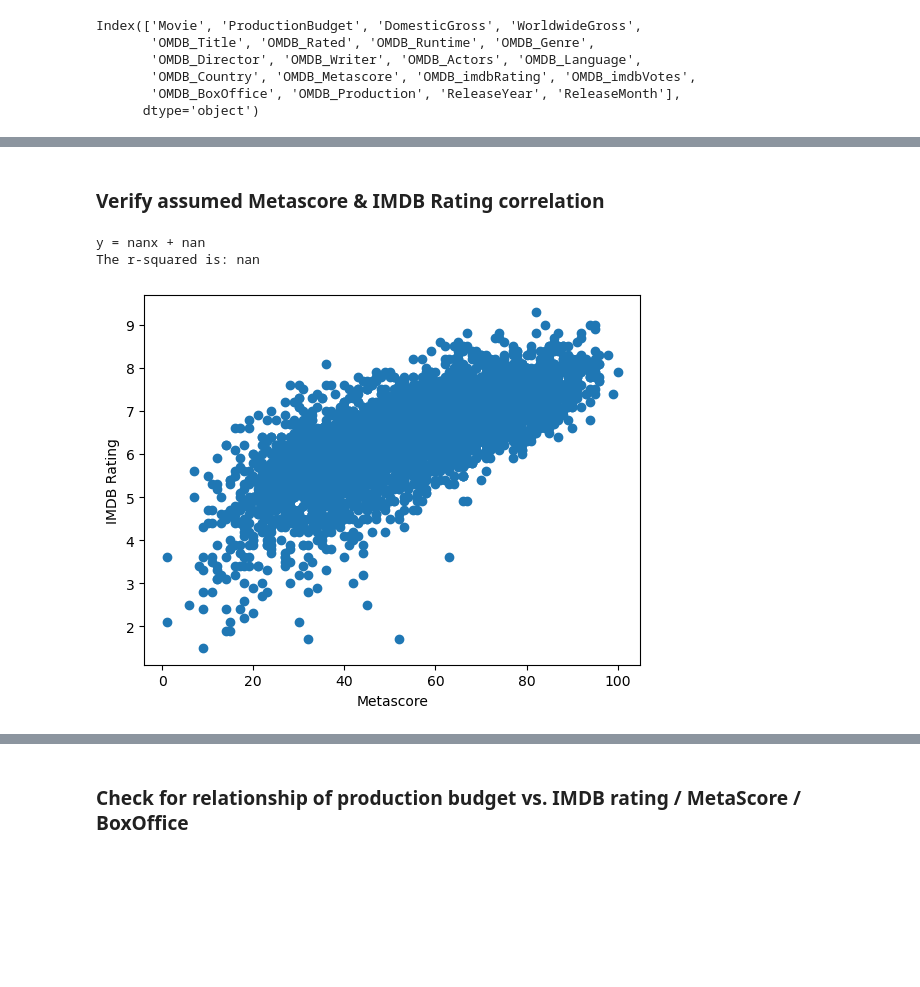
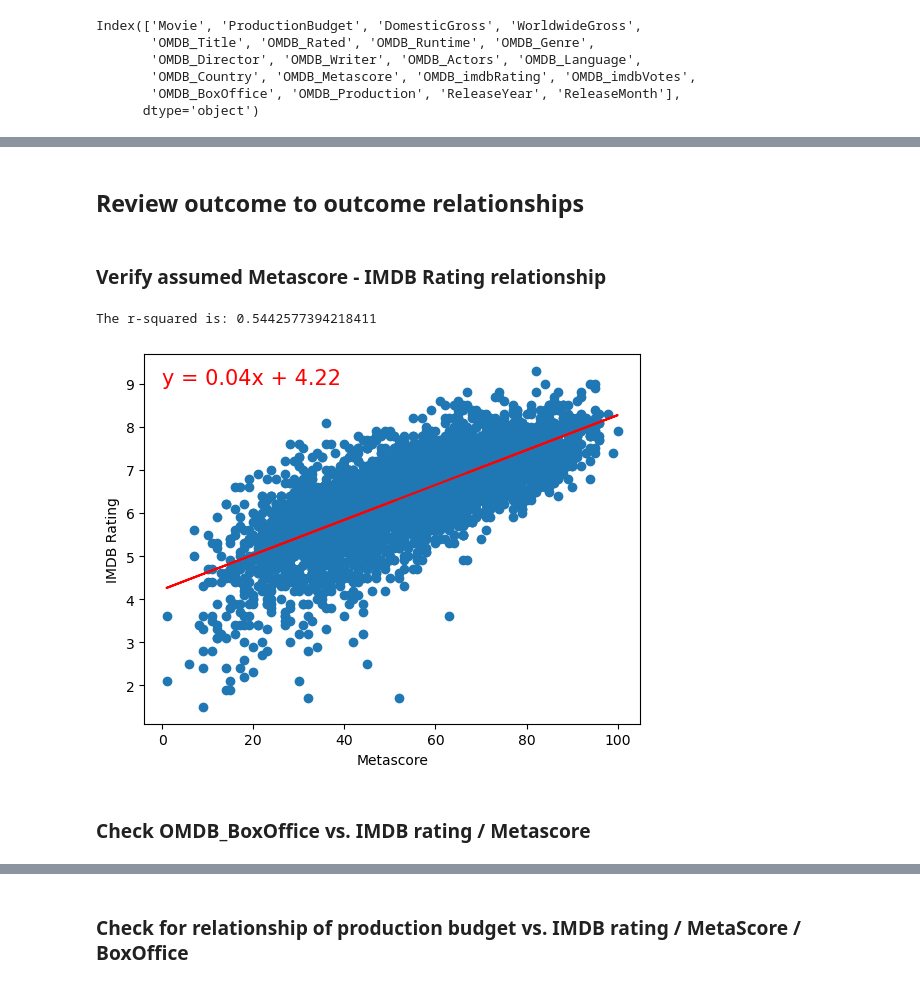
Before and after one commit to vt-bekah/Predicting_Movie_Ratings, a Jupyter notebook: data_collection.ipynb, the cells around one changed output, grey strips where cells are left out. Cells and saved outputs as stored; diff of their text form; code cells hidden in the pictures; blank space fills up the shorter version.

```diff
--- a/data_collection.ipynb
+++ b/data_collection.ipynb
@@ -52,7 +54,8 @@ for i in range(len(all_page_numbers)+1):
             data.append(r.text)
         data_rows.append(data)
     if i < len(all_page_numbers):
-        print("clicking " + all_page_clicks[i])
+        if i%5 == 0:
+            print("clicking " + all_page_clicks[i])
         browser.links.find_by_partial_text(all_page_clicks[i]).click()
 # %% [output]
 clicking 101-
@@ -113,8 +115,9 @@ api_key = '2ec19c8d'
 # Base URL for OMDB API
 omdb_url = 'http://www.omdbapi.com/'
 
+# Do query with type = movie restriction to try and avoid mapping to series with the same name
 def get_movie_details(title):
-    params = {'apikey': api_key, 't': title}
+    params = {'apikey': api_key, 't': title, 'type':'movie'}
     response = requests.get(omdb_url, params=params)
     data = response.json()
     return data
@@ -422,24 +497,31 @@ Number of movies in dataset: 4739
+# %% [markdown]
+## Review outcome to outcome relationships
 # %% [markdown]
-### Verify assumed Metascore & IMDB Rating correlation
+### Verify assumed Metascore - IMDB Rating relationship
 # %%
-# Plot the different factors in a scatter plot
+# Define the x and y
+movies_df_no_nan = movies_df[['OMDB_Metascore', 'OMDB_imdbRating']]
+movies_df_no_nan = movies_df_no_nan.dropna()
+
 x_values = movies_df_no_nan['OMDB_Metascore']
 y_values = movies_df_no_nan['OMDB_imdbRating']
 
+# Calculate the regression
 (slope, intercept, rvalue, pvalue, stderr) = linregress(x_values, y_values)
 regress_values = x_values * slope + intercept
 line_eq = "y = " + str(round(slope,2)) + "x + " + str(round(intercept,2))
 
+# Plot the different factors in a scatter plot
 plt.scatter(x_values,y_values)
 plt.plot(x_values,regress_values,"r-")
-plt.annotate(line_eq,(0,50),fontsize=15,color="red")
+plt.annotate(line_eq,(0,9),fontsize=15,color="red")
 plt.xlabel('Metascore')
 plt.ylabel('IMDB Rating')
 
-print(line_eq)
 print(f"The r-squared is: {rvalue**2}")
 plt.show()
 # %% [output]
-y = nanx + nan
-The r-squared is: nan
+The r-squared is: 0.5442577394218411
-[figure, old version]
+[figure, new version]
+# %% [markdown]
+### Check OMDB_BoxOffice vs. IMDB rating / Metascore
```
Also changed, not shown: parts of 43 cells of this notebook, 3 other files.
